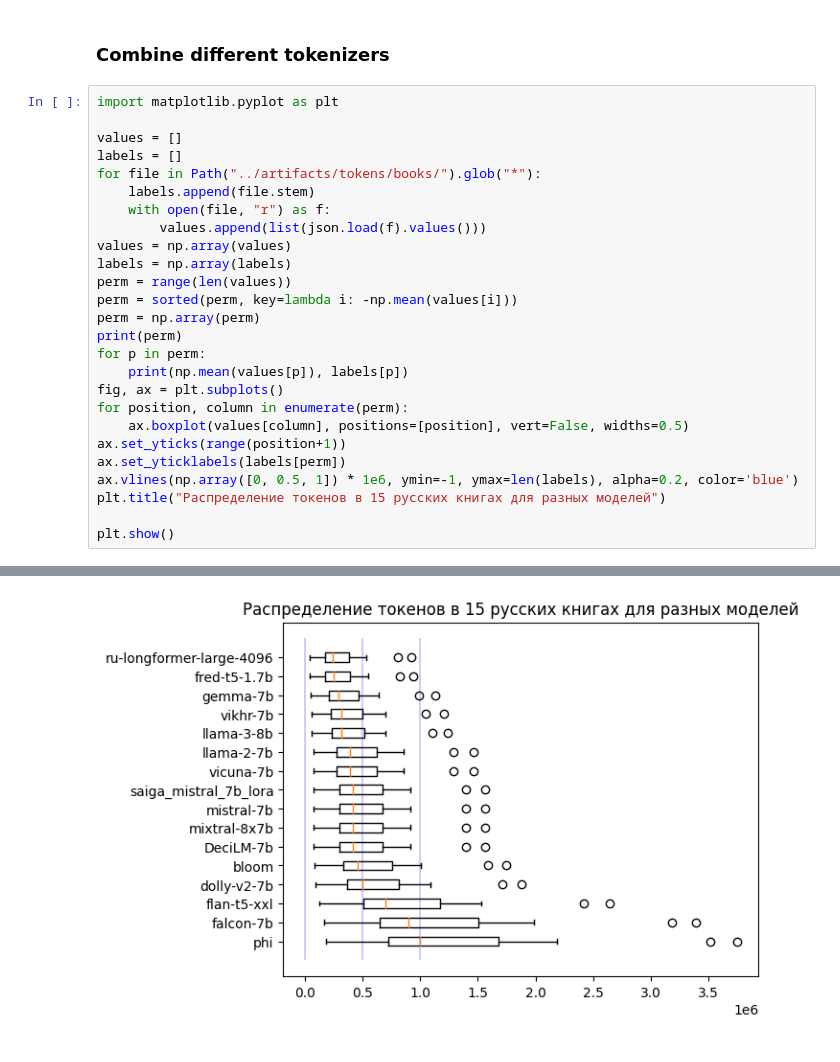
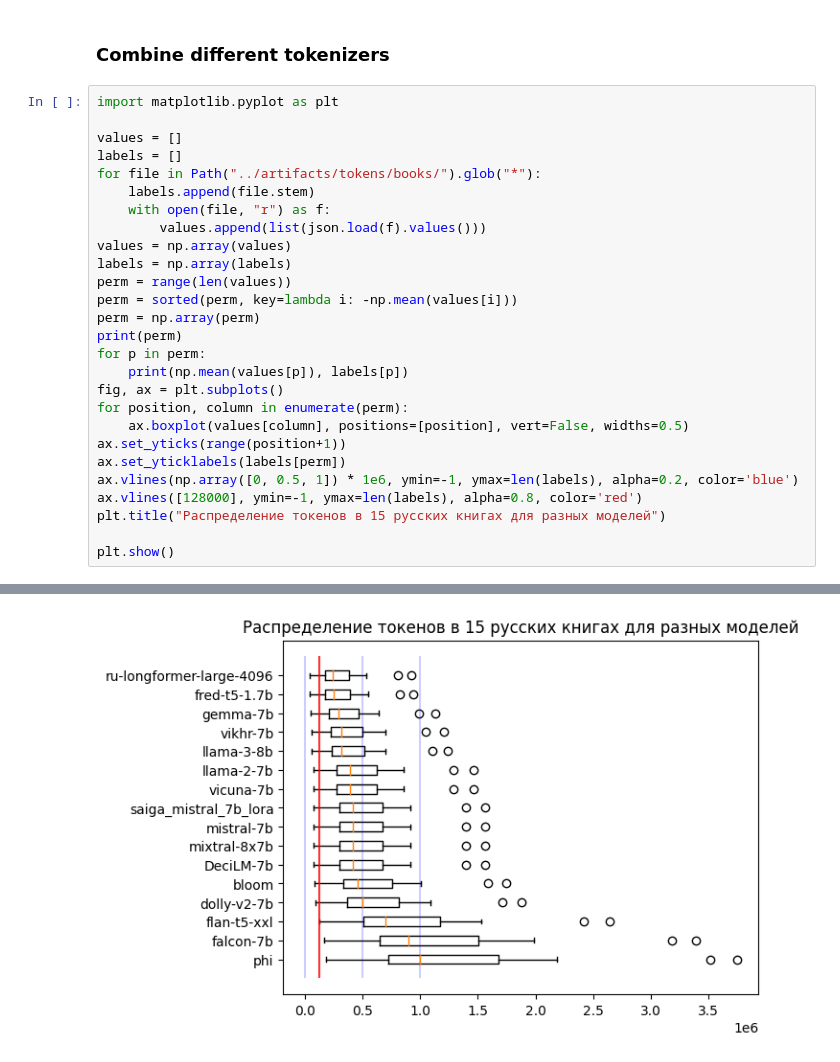
Before and after one commit to DenisovNikita/long_context_LLMs, a Jupyter notebook: notebooks/calculate_tokens_with_different_tokenizers.ipynb, the cells around one changed output, grey strips where cells are left out. Drawn from its saved outputs; the diff is of its cells as text.

```diff
--- a/notebooks/calculate_tokens_with_different_tokenizers.ipynb
+++ b/notebooks/calculate_tokens_with_different_tokenizers.ipynb
@@ -242,31 +242,32 @@ perm = np.array(perm)
 print(perm)
 for p in perm:
     print(np.mean(values[p]), labels[p])
 fig, ax = plt.subplots()
 for position, column in enumerate(perm):
     ax.boxplot(values[column], positions=[position], vert=False, widths=0.5)
 ax.set_yticks(range(position+1))
 ax.set_yticklabels(labels[perm])
 ax.vlines(np.array([0, 0.5, 1]) * 1e6, ymin=-1, ymax=len(labels), alpha=0.2, color='blue')
+ax.vlines([128000], ymin=-1, ymax=len(labels), alpha=0.8, color='red')
 plt.title("Распределение токенов в 15 русских книгах для разных моделей")
 
 plt.show()
 # %% [output]
 [ 8 13  4  1 10  6 11 12  9 14 15  7  2  0  5  3]
 1339756.0 phi
 1209823.9333333333 falcon-7b
 936583.4666666667 flan-t5-xxl
 663493.2666666667 dolly-v2-7b
 613507.5333333333 bloom
 547267.4666666667 DeciLM-7b
 547267.4666666667 mixtral-8x7b
 547267.4666666667 mistral-7b
 547266.4666666667 saiga_mistral_7b_lora
 510264.6666666667 vicuna-7b
 510263.6666666667 llama-2-7b
 427712.3333333333 llama-3-8b
 416054.06666666665 vikhr-7b
 386681.86666666664 gemma-7b
 325458.13333333336 fred-t5-1.7b
 318248.93333333335 ru-longformer-large-4096
-[figure, old version]
+[figure, new version]
```
Also changed, not shown: 1 other file.
